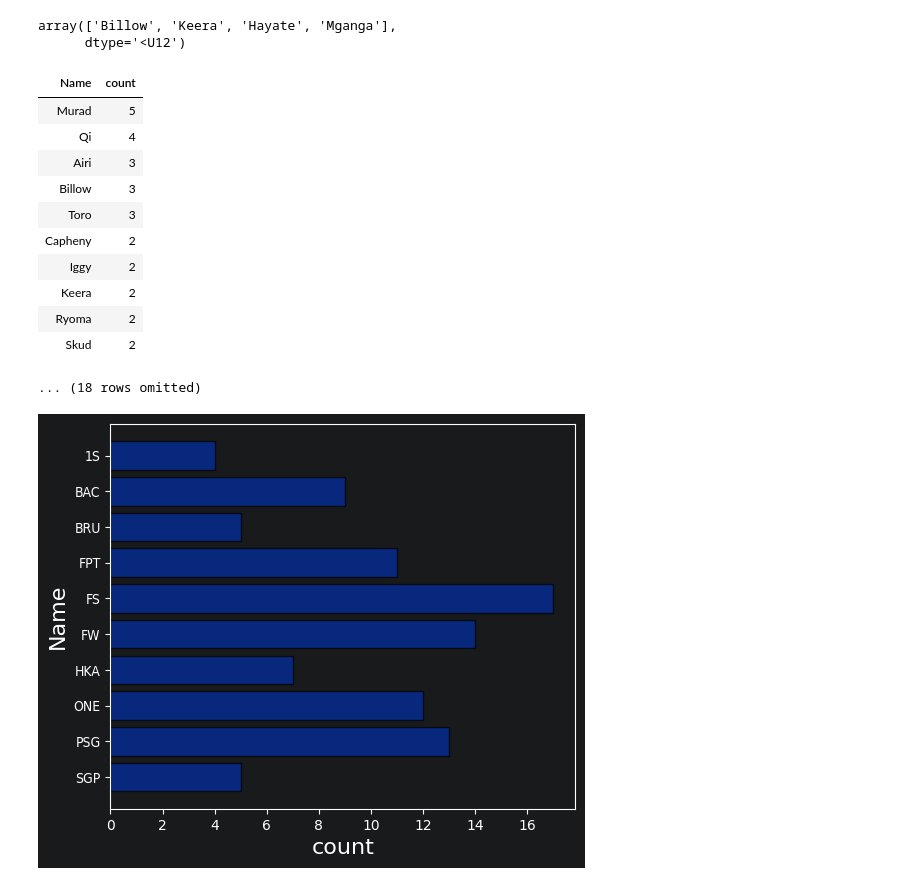
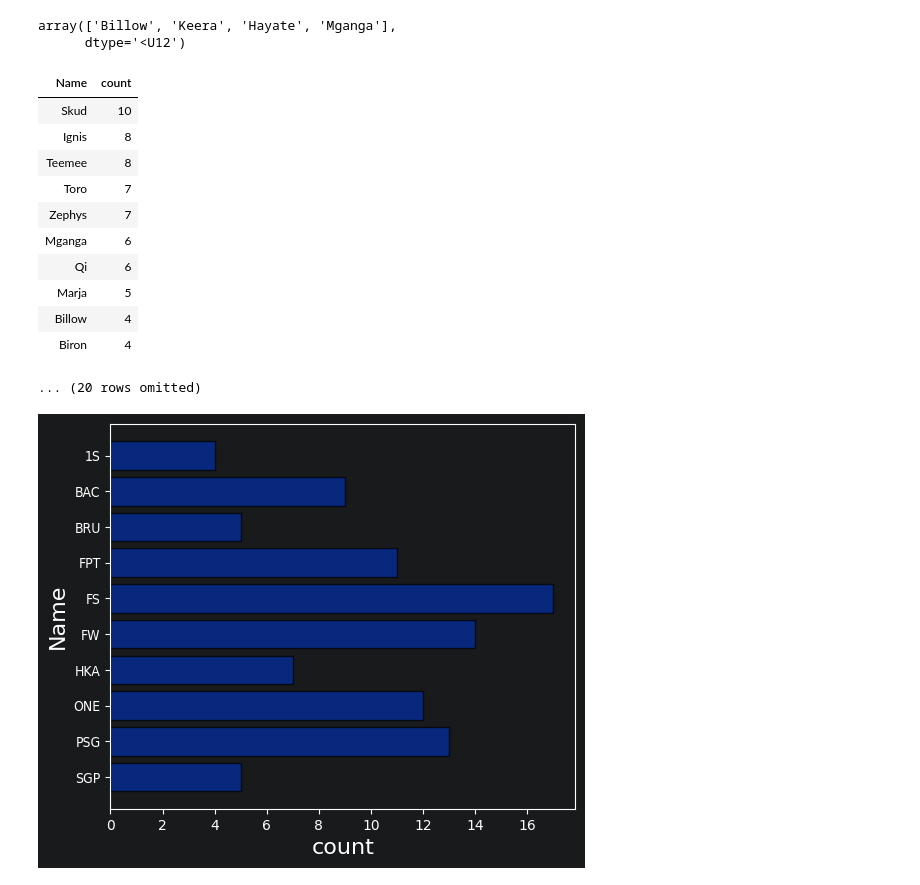
Before and after one commit to BariumAluminate/counter-banpick-trong-AIC2025, a Jupyter notebook: sample.ipynb, the cells around one changed output. Drawn from its saved outputs; the diff is of its cells as text; code cells hidden in the pictures.

Commit message:
fix counter statistic

```diff
--- a/sample.ipynb
+++ b/sample.ipynb
@@ -24,7 +24,6 @@ counter_slot = make_array(
      'R1', 'R2',
      'B2', 'B3',
      'R3',
-     'BBan 3', 'Rban 3','BBan 4', 'Rban 4',
      'R4',
      'B4', 'B5',
      'R5'
@@ -35,7 +34,7 @@ def find_in_table(tbl, name):
     ans = Table()
     for i in lb:
         ans = ans.with_column(i, make_array())
-    for lb in order:
+    for lb in counter_slot:
         temp = tbl.where(lb, name)
         ans.append(temp)
     return ans
@@ -364,7 +363,8 @@ array(['Billow', 'Keera', 'Hayate', 'Mganga'],
       dtype='<U12')
 # %%
 for i in top5list:
-    a = counter_statistic(AIC2025, i)
+    a = find_in_table(AIC2025, i)
+    a = counter_statistic(a, i)
     a = a.take(np.arange(5))
     a.barh('Name')
     plt.savefig(i + '.png',bbox_inches='tight', dpi=300)
@@ -372,35 +372,37 @@ for i in top5list:
 # %%
 def ally_statistic(tbl : Table, name) :
     ans = Table().with_columns(
         'Name', make_array(),
         'count', make_array()
     )
+    blue = make_array('B1', 'B2', 'B3', 'B4', 'B5')
+    red = make_array('R1', 'R2', 'R3', 'R4', 'R5')
     for i in range(len(counter_slot)):
         a = counter_slot[i]
         temp_tbl = tbl.where(counter_slot[i], name)
         for j in range(i + 1, len(counter_slot)):
             b = counter_slot[j]
             if b[0] != a[0]:
                 continue
             temp = temp_tbl.group(counter_slot[j])
             temp.relabel(counter_slot[j], 'Name')
             ans.append(temp)
         ans = ans.group('Name', sum)
         ans.relabel('count sum', 'count')
     ans = ans.sort('count', descending=True)
     return ans
-c = ally_statistic(ac, 'Hayate')
+c = ally_statistic(find_in_table(AIC2025, 'Hayate'), 'Hayate')
 c
 # %% [output]
 | Name | count |
-| Murad | 5 |
-| Qi | 4 |
-| Airi | 3 |
-| Billow | 3 |
-| Toro | 3 |
-| Capheny | 2 |
-| Iggy | 2 |
-| Keera | 2 |
-| Ryoma | 2 |
-| Skud | 2 |
+| Skud | 10 |
+| Ignis | 8 |
+| Teemee | 8 |
+| Toro | 7 |
+| Zephys | 7 |
+| Mganga | 6 |
+| Qi | 6 |
+| Marja | 5 |
+| Billow | 4 |
+| Biron | 4 |
-... (18 rows omitted)
+... (20 rows omitted)
```
Also changed, not shown: parts of 4 cells of this notebook, 8 other files.
